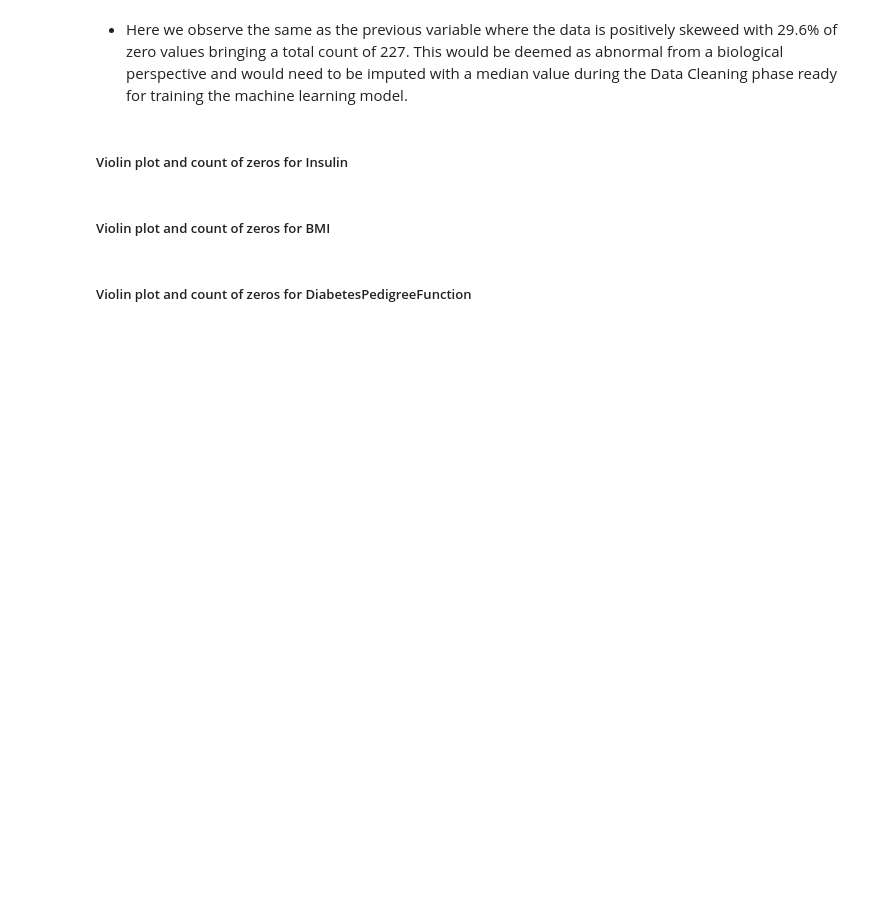
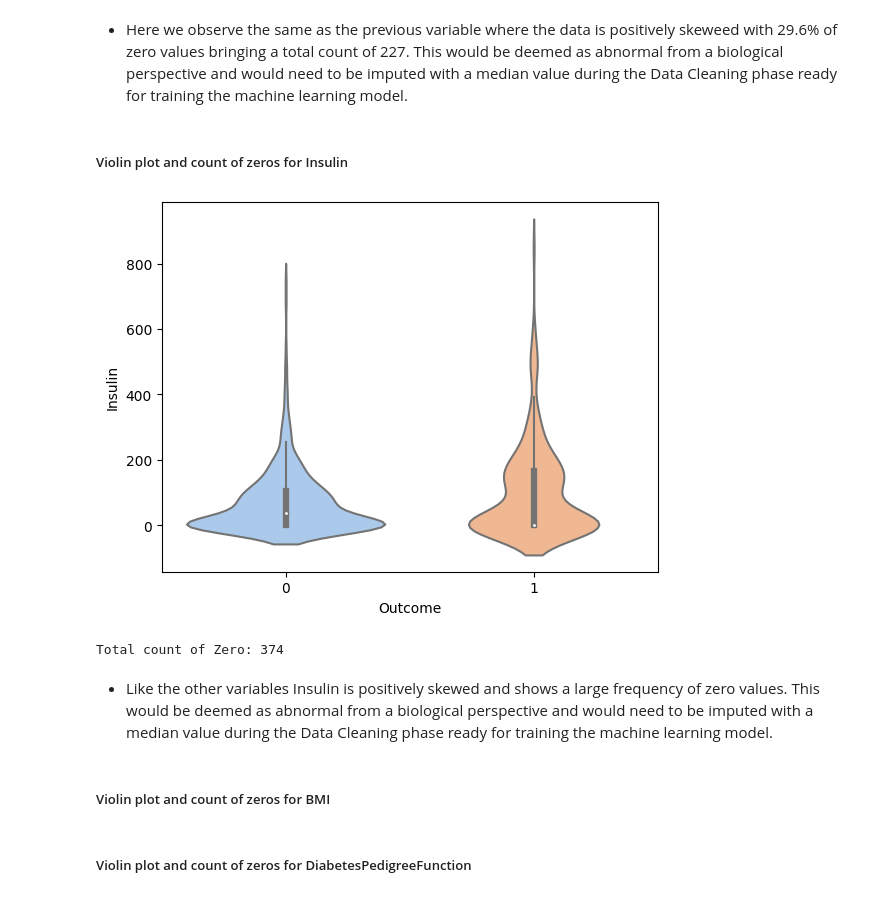
Before and after one commit to Code-Institute-Submissions/hardingrichard-pp5-diabetes-prediction_JanResub, a Jupyter notebook: jupyter_notebooks/02-CorrelationStudy.ipynb, the cells around one changed output. Cells and saved outputs as stored; diff of their text form; code cells hidden in the pictures; blank space fills up the shorter version.

Commit message:
Add violin plot to identify zero values for Insulin variable

```diff
--- a/jupyter_notebooks/02-CorrelationStudy.ipynb
+++ b/jupyter_notebooks/02-CorrelationStudy.ipynb
@@ -189,6 +189,15 @@ Total count of Zero: 227
 * Here we observe the same as the previous variable where the data is positively skeweed with 29.6% of zero values bringing a total count of 227. This would be deemed as abnormal from a biological perspective and would need to be imputed with a median value during the Data Cleaning phase ready for training the machine learning model.
 # %% [markdown]
 ##### Violin plot and count of zeros for Insulin
+# %%
+sns.violinplot(x='Outcome', y='Insulin', data=df, palette='pastel', split=True)
+plt.show()
+print(f"Total count of Zero:", df.Insulin[df.Insulin==0].count())
+# %% [output]
+[figure, added]
+Total count of Zero: 374
+# %% [markdown]
+* Like the other variables Insulin is positively skewed and shows a large frequency of zero values. This would be deemed as abnormal from a biological perspective and would need to be imputed with a median value during the Data Cleaning phase ready for training the machine learning model.
 # %% [markdown]
 ##### Violin plot and count of zeros for BMI
 # %% [markdown]
```
